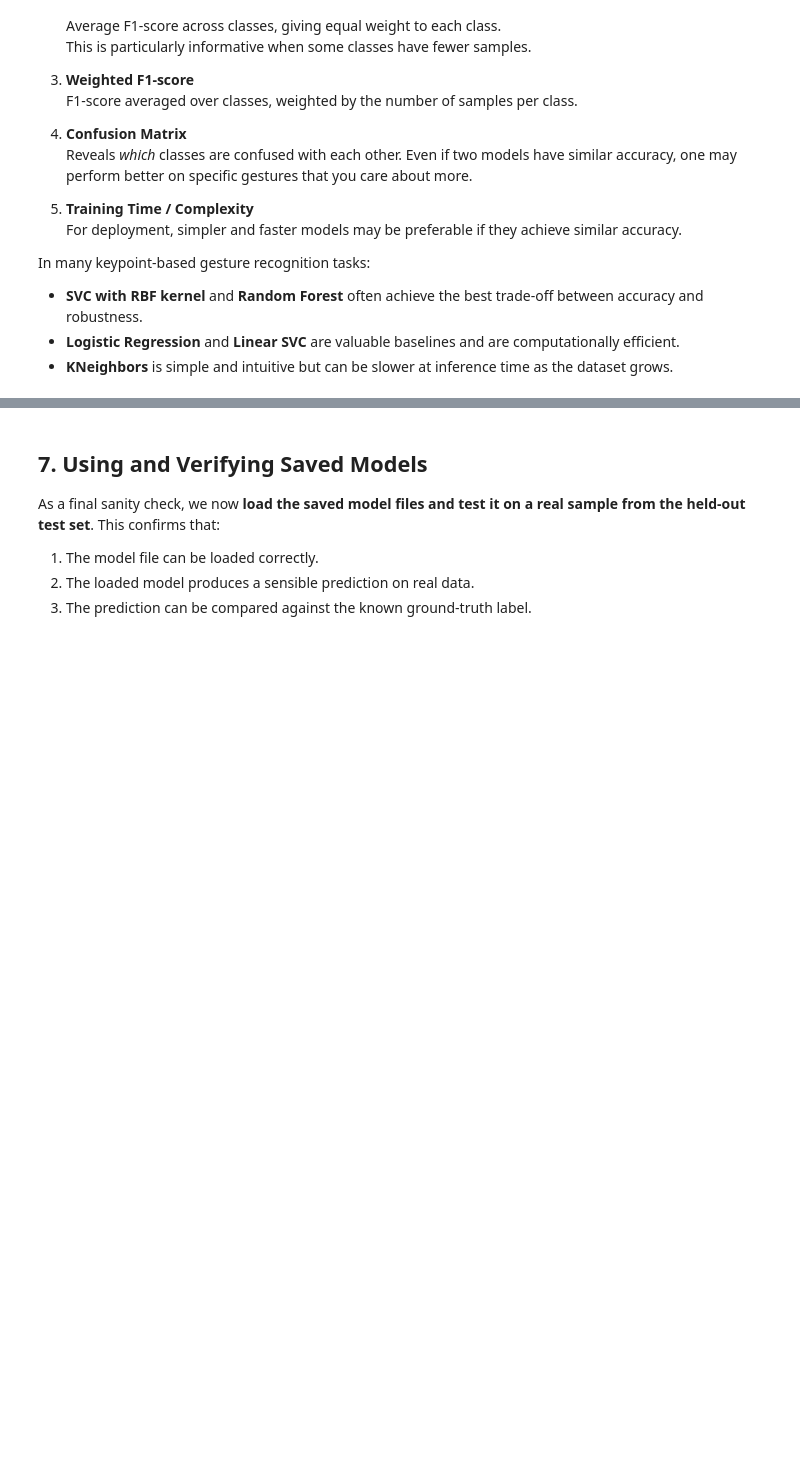
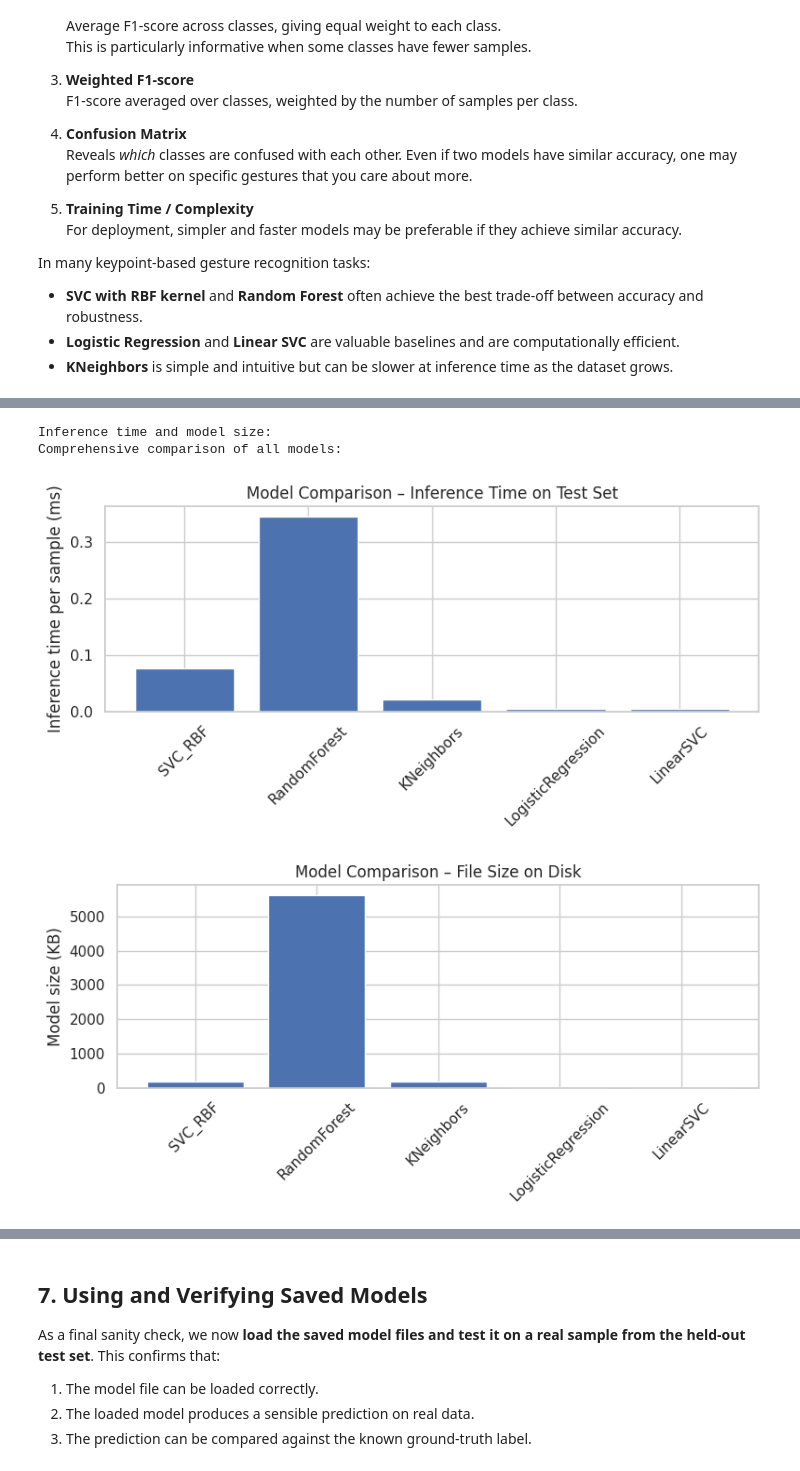
Before and after one commit to NatBrian/mediapipe-hand-recognition, a Jupyter notebook: notebooks/keypoint_training_baseline.ipynb, the cells around one changed output, grey strips where cells are left out. Drawn from its saved outputs; the diff is of its cells as text; code cells hidden in the pictures; blank space fills up the shorter version.

```diff
--- a/notebooks/keypoint_training_baseline.ipynb
+++ b/notebooks/keypoint_training_baseline.ipynb
@@ -553,0 +652,57 @@ In many keypoint-based gesture recognition tasks:
+# %%
+inference_stats = {}
+
+for name in models.keys():
+    model_path = f"models/keypoint/keypoint_classifier_{name}_{timestamp}.joblib"
+    if not os.path.exists(model_path):
+        raise FileNotFoundError(f"Expected model file not found: {model_path}")
+
+    # Load the model from disk
+    loaded_model = joblib.load(model_path)
+
+    # Measure inference time on the entire test set
+    start = time.time()
+    _ = loaded_model.predict(X_test)
+    end = time.time()
+
+    total_time = end - start
+    time_per_sample_ms = (total_time / len(X_test)) * 1000.0
+
+    # Measure model size on disk (KB)
+    size_bytes = os.path.getsize(model_path)
+    size_kb = size_bytes / 1024.0
+
+    inference_stats[name] = {
+        "inference_time_ms_per_sample": time_per_sample_ms,
+        "model_size_kb": size_kb,
+    }
+
+inference_df = pd.DataFrame(inference_stats).T
+print("Inference time and model size:")
+inference_df
+
+full_comparison_df = results_with_cv.join(inference_df)
+print("Comprehensive comparison of all models:")
+full_comparison_df
+
+# To visualise the speed and size trade-offs, we can plot the inference time and model size for each model.
+plt.figure(figsize=(8, 4))
+plt.bar(full_comparison_df.index, full_comparison_df["inference_time_ms_per_sample"])
+plt.ylabel("Inference time per sample (ms)")
+plt.title("Model Comparison – Inference Time on Test Set")
+plt.xticks(rotation=45)
+plt.tight_layout()
+plt.show()
+
+plt.figure(figsize=(8, 4))
+plt.bar(full_comparison_df.index, full_comparison_df["model_size_kb"])
+plt.ylabel("Model size (KB)")
+plt.title("Model Comparison – File Size on Disk")
+plt.xticks(rotation=45)
+plt.tight_layout()
+plt.show()
+# %% [output]
+Inference time and model size:
+Comprehensive comparison of all models:
+[figure, added]
+[figure, added]
```
Also changed, not shown: parts of 14 cells of this notebook.
